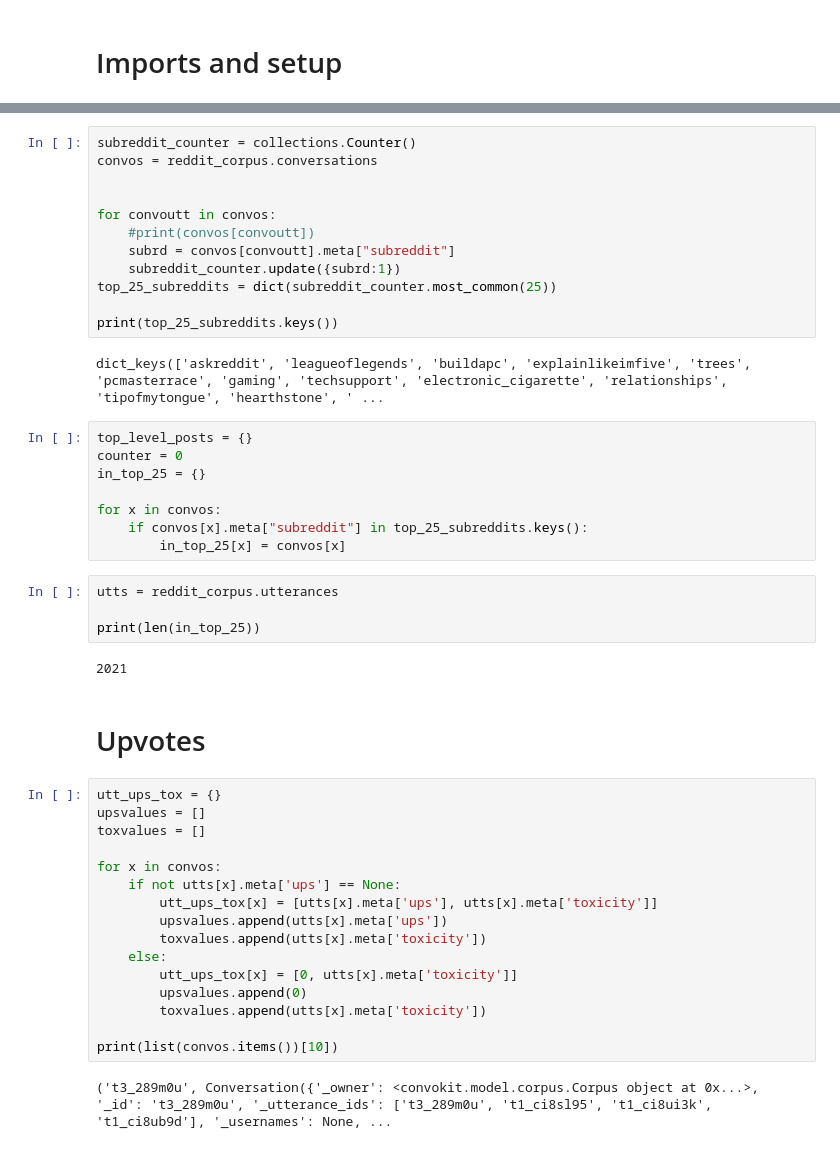
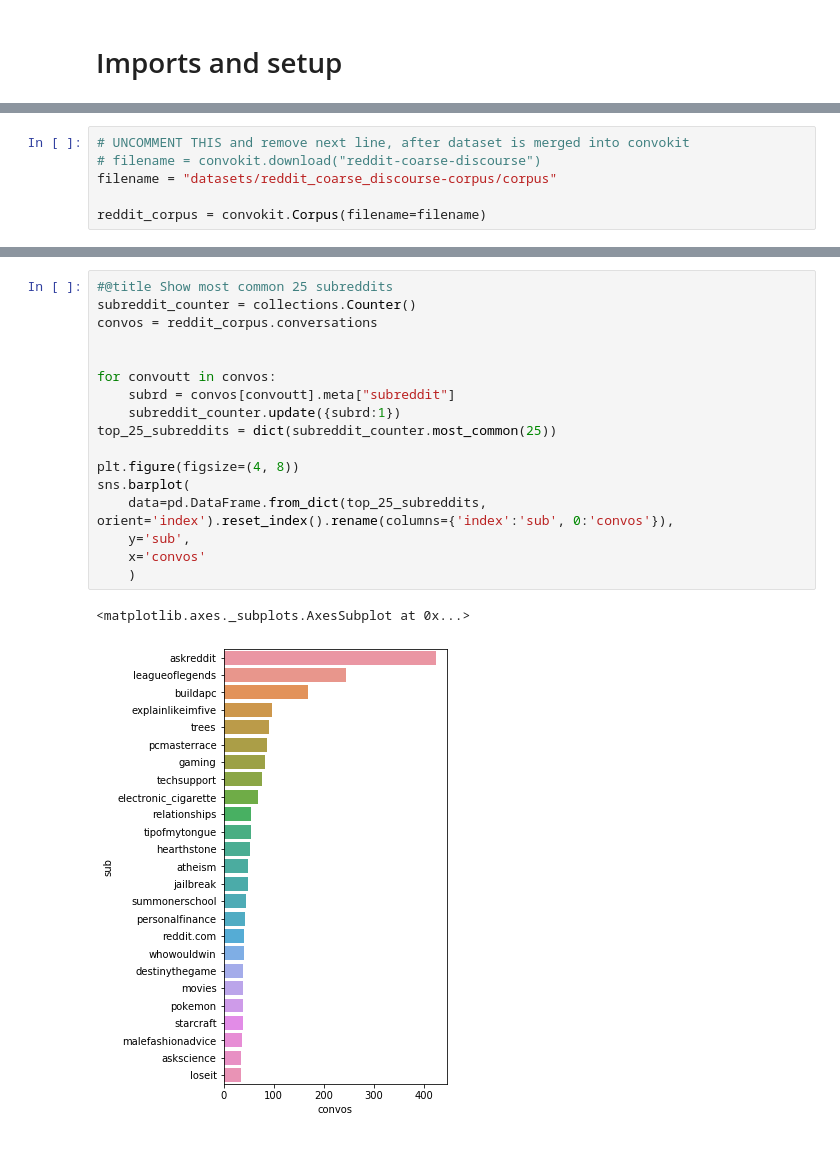
Before and after one commit to rjz46/Cornell-Conversational-Analysis-Toolkit, a Jupyter notebook: datasets/reddit_coarse_discourse-corpus/example_usage.ipynb, the cells around one changed output, grey strips where cells are left out. Cells and saved outputs as stored; diff of their text form.

```diff
--- a/datasets/reddit_coarse_discourse-corpus/example_usage.ipynb
+++ b/datasets/reddit_coarse_discourse-corpus/example_usage.ipynb
@@ -56,0 +19,6 @@ tox.transform(reddit_corpus)
+# %%
+# UNCOMMENT THIS and remove next line, after dataset is merged into convokit
+# filename = convokit.download("reddit-coarse-discourse")
+filename = "datasets/reddit_coarse_discourse-corpus/corpus"
+
+reddit_corpus = convokit.Corpus(filename=filename)
@@ -57,48 +35,20 @@ tox.transform(reddit_corpus)
 # %%
+#@title Show most common 25 subreddits
 subreddit_counter = collections.Counter()
 convos = reddit_corpus.conversations
 
 
 for convoutt in convos:
-    #print(convos[convoutt])
     subrd = convos[convoutt].meta["subreddit"]
     subreddit_counter.update({subrd:1})
 top_25_subreddits = dict(subreddit_counter.most_common(25))
 
-print(top_25_subreddits.keys())
+plt.figure(figsize=(4, 8))
+sns.barplot(
+    data=pd.DataFrame.from_dict(top_25_subreddits, orient='index').reset_index().rename(columns={'index':'sub', 0:'convos'}),
+    y='sub',
+    x='convos'
+    )
 # %% [output]
-dict_keys(['askreddit', 'leagueoflegends', 'buildapc', 'explainlikeimfive', 'trees', 'pcmasterrace', 'gaming', 'techsupport', 'electronic_cigarette', 'relationships', 'tipofmytongue', 'hearthstone', ' ...
+<matplotlib.axes._subplots.AxesSubplot at 0x...>
+[figure, added]
-# %%
-top_level_posts = {}
-counter = 0
-in_top_25 = {}
-
-for x in convos:
-    if convos[x].meta["subreddit"] in top_25_subreddits.keys():
-        in_top_25[x] = convos[x]
-# %%
-utts = reddit_corpus.utterances
-
-print(len(in_top_25))
-# %% [output]
-2021
-# %% [markdown]
-# Upvotes
-# %%
-utt_ups_tox = {}
-upsvalues = []
-toxvalues = []
-
-for x in convos:
-    if not utts[x].meta['ups'] == None:
-        utt_ups_tox[x] = [utts[x].meta['ups'], utts[x].meta['toxicity']]
-        upsvalues.append(utts[x].meta['ups'])
-        toxvalues.append(utts[x].meta['toxicity'])
-    else:
-        utt_ups_tox[x] = [0, utts[x].meta['toxicity']]
-        upsvalues.append(0)
-        toxvalues.append(utts[x].meta['toxicity'])
-
-print(list(convos.items())[10])
-# %% [output]
-('t3_289m0u', Conversation({'_owner': <convokit.model.corpus.Corpus object at 0x...>, '_id': 't3_289m0u', '_utterance_ids': ['t3_289m0u', 't1_ci8sl95', 't1_ci8ui3k', 't1_ci8ub9d'], '_usernames': None, ...
```
Also changed, not shown: parts of 29 cells of this notebook.
